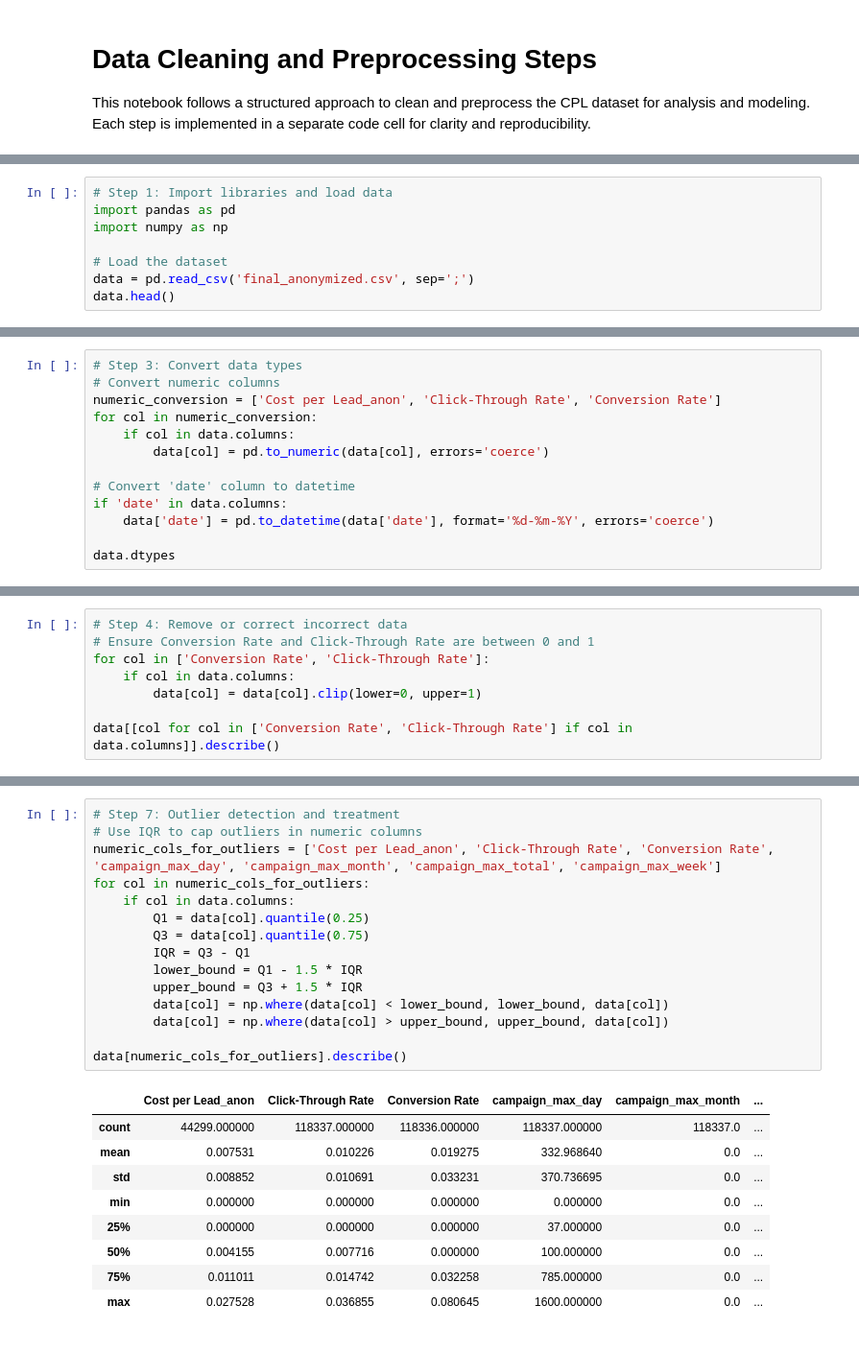
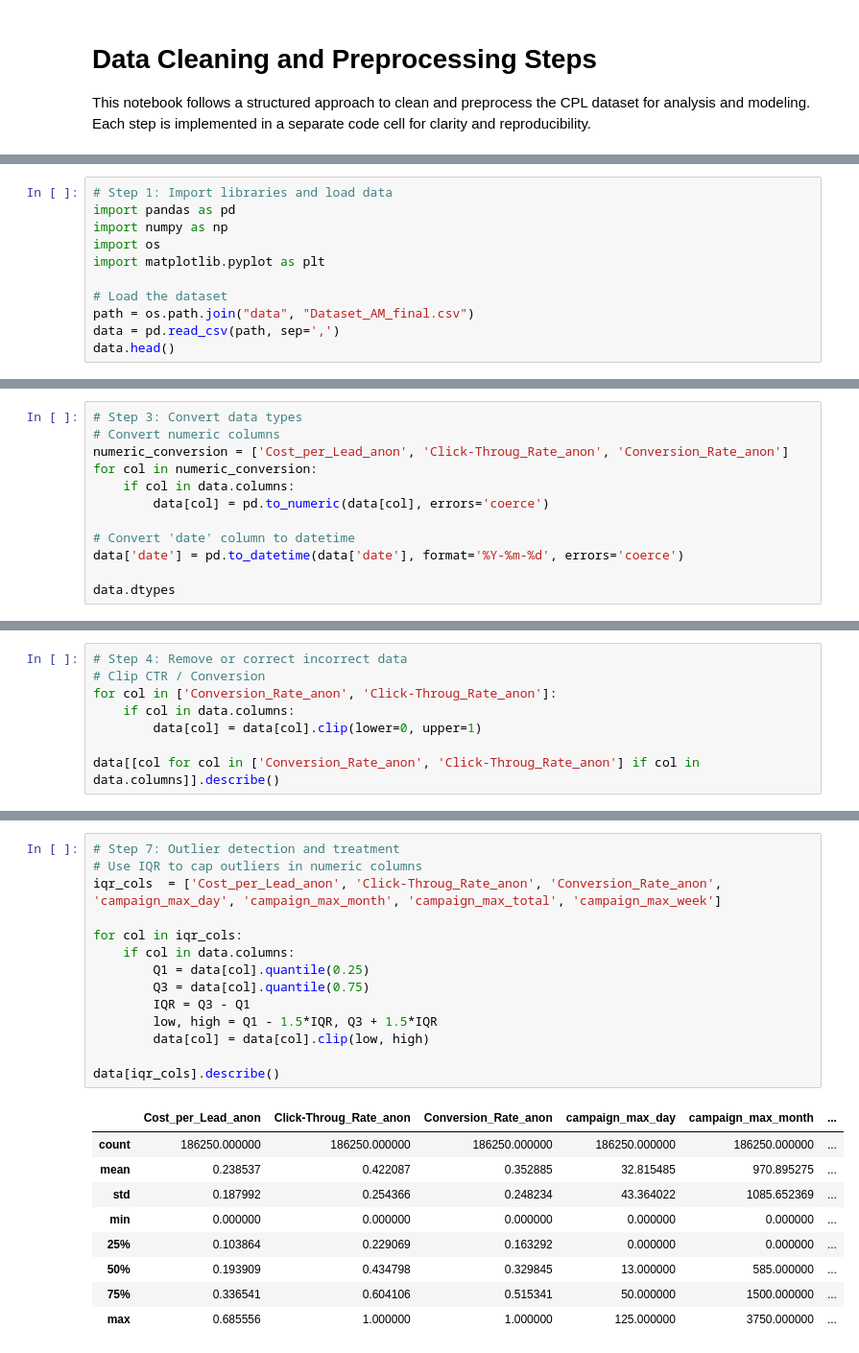
Before and after one commit to JoeyKraemer/CPL_prediction, a Jupyter notebook: preprocessing.ipynb, the cells around one changed output, grey strips where cells are left out. Shown at 96% size. Drawn from its saved outputs; the diff is of its cells as text.

```diff
--- a/preprocessing.ipynb
+++ b/preprocessing.ipynb
@@ -6,8 +8,11 @@ This notebook follows a structured approach to clean and preprocess the CPL data
 # Step 1: Import libraries and load data
 import pandas as pd
 import numpy as np
+import os
+import matplotlib.pyplot as plt
 
 # Load the dataset
-data = pd.read_csv('final_anonymized.csv', sep=';')
+path = os.path.join("data", "Dataset_AM_final.csv")
+data = pd.read_csv(path, sep=',')
 data.head()
 # %% [output]
@@ -65,14 +68,13 @@ data.head()
 # %%
 # Step 3: Convert data types
 # Convert numeric columns
-numeric_conversion = ['Cost per Lead_anon', 'Click-Through Rate', 'Conversion Rate']
+numeric_conversion = ['Cost_per_Lead_anon', 'Click-Throug_Rate_anon', 'Conversion_Rate_anon']
 for col in numeric_conversion:
     if col in data.columns:
         data[col] = pd.to_numeric(data[col], errors='coerce')
 
 # Convert 'date' column to datetime
-if 'date' in data.columns:
-    data['date'] = pd.to_datetime(data['date'], format='%d-%m-%Y', errors='coerce')
+data['date'] = pd.to_datetime(data['date'], format='%Y-%m-%d', errors='coerce')
 
 data.dtypes
 # %% [output]
@@ -95,10 +97,10 @@ business_region_anon                         object
 dtype: object
 # %%
 # Step 4: Remove or correct incorrect data
-# Ensure Conversion Rate and Click-Through Rate are between 0 and 1
-for col in ['Conversion Rate', 'Click-Through Rate']:
+# Clip CTR / Conversion
+for col in ['Conversion_Rate_anon', 'Click-Throug_Rate_anon']:
     if col in data.columns:
         data[col] = data[col].clip(lower=0, upper=1)
 
-data[[col for col in ['Conversion Rate', 'Click-Through Rate'] if col in data.columns]].describe()
+data[[col for col in ['Conversion_Rate_anon', 'Click-Throug_Rate_anon'] if col in data.columns]].describe()
 # %% [output]
@@ -148,26 +155,25 @@ data.head()
 # %%
 # Step 7: Outlier detection and treatment
 # Use IQR to cap outliers in numeric columns
-numeric_cols_for_outliers = ['Cost per Lead_anon', 'Click-Through Rate', 'Conversion Rate', 'campaign_max_day', 'campaign_max_month', 'campaign_max_total', 'campaign_max_week']
-for col in numeric_cols_for_outliers:
+iqr_cols  = ['Cost_per_Lead_anon', 'Click-Throug_Rate_anon', 'Conversion_Rate_anon', 'campaign_max_day', 'campaign_max_month', 'campaign_max_total', 'campaign_max_week']
+
+for col in iqr_cols:
     if col in data.columns:
         Q1 = data[col].quantile(0.25)
         Q3 = data[col].quantile(0.75)
         IQR = Q3 - Q1
-        lower_bound = Q1 - 1.5 * IQR
-        upper_bound = Q3 + 1.5 * IQR
-        data[col] = np.where(data[col] < lower_bound, lower_bound, data[col])
-        data[col] = np.where(data[col] > upper_bound, upper_bound, data[col])
+        low, high = Q1 - 1.5*IQR, Q3 + 1.5*IQR
+        data[col] = data[col].clip(low, high)
 
-data[numeric_cols_for_outliers].describe()
+data[iqr_cols].describe()
 # %% [output]
-|  | Cost per Lead_anon | Click-Through Rate | Conversion Rate | campaign_max_day | campaign_max_month | ... |
-| count | 44299.000000 | 118337.000000 | 118336.000000 | 118337.000000 | 118337.0 | ... |
-| mean | 0.007531 | 0.010226 | 0.019275 | 332.968640 | 0.0 | ... |
-| std | 0.008852 | 0.010691 | 0.033231 | 370.736695 | 0.0 | ... |
-| min | 0.000000 | 0.000000 | 0.000000 | 0.000000 | 0.0 | ... |
-| 25% | 0.000000 | 0.000000 | 0.000000 | 37.000000 | 0.0 | ... |
-| 50% | 0.004155 | 0.007716 | 0.000000 | 100.000000 | 0.0 | ... |
-| 75% | 0.011011 | 0.014742 | 0.032258 | 785.000000 | 0.0 | ... |
-| max | 0.027528 | 0.036855 | 0.080645 | 1600.000000 | 0.0 | ... |
+|  | Cost_per_Lead_anon | Click-Throug_Rate_anon | Conversion_Rate_anon | campaign_max_day | campaign_max_month | ... |
+| count | 186250.000000 | 186250.000000 | 186250.000000 | 186250.000000 | 186250.000000 | ... |
+| mean | 0.238537 | 0.422087 | 0.352885 | 32.815485 | 970.895275 | ... |
+| std | 0.187992 | 0.254366 | 0.248234 | 43.364022 | 1085.652369 | ... |
+| min | 0.000000 | 0.000000 | 0.000000 | 0.000000 | 0.000000 | ... |
+| 25% | 0.103864 | 0.229069 | 0.163292 | 0.000000 | 0.000000 | ... |
+| 50% | 0.193909 | 0.434798 | 0.329845 | 13.000000 | 585.000000 | ... |
+| 75% | 0.336541 | 0.604106 | 0.515341 | 50.000000 | 1500.000000 | ... |
+| max | 0.685556 | 1.000000 | 1.000000 | 125.000000 | 3750.000000 | ... |
 # %% [markdown]
```
Also changed, not shown: parts of 38 cells of this notebook, 3 other files.
